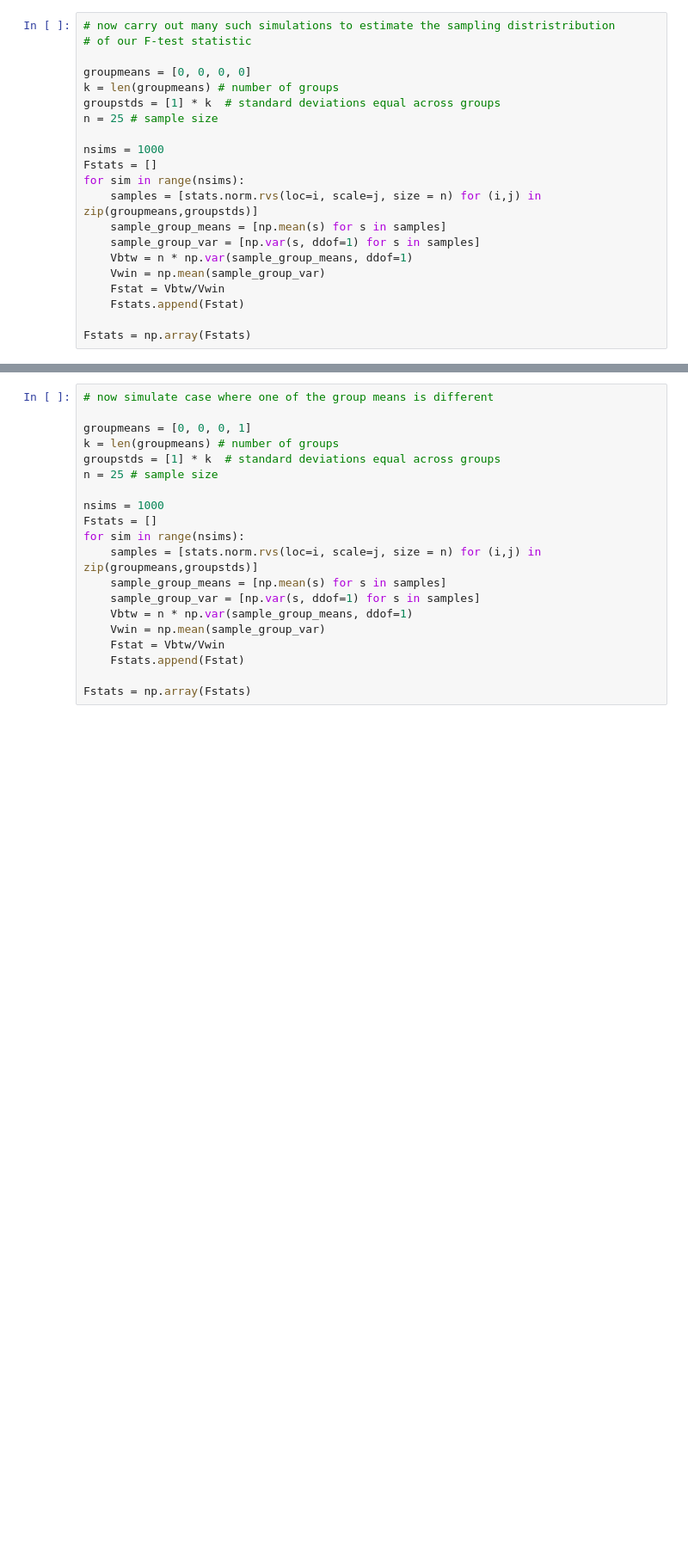
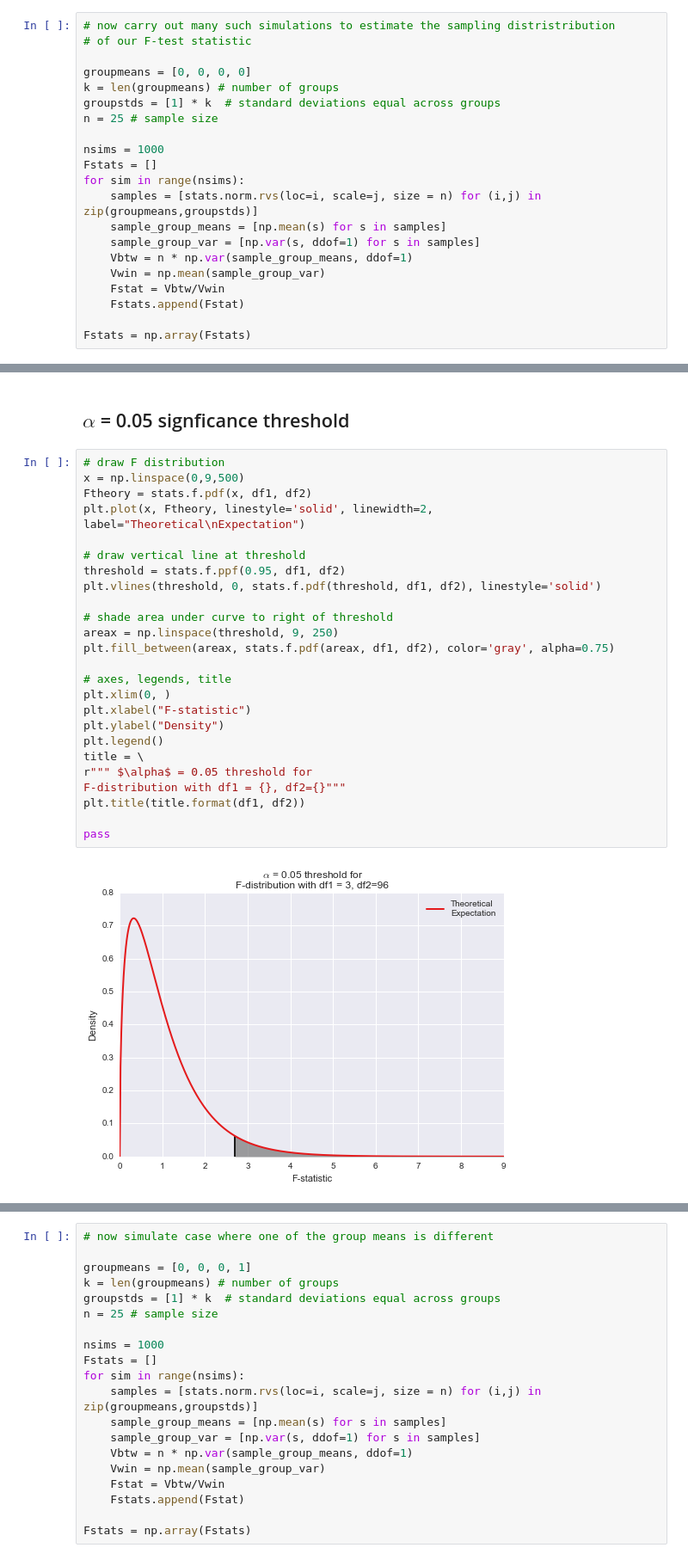
Before and after one commit to Bio204-class/bio204-notebooks, a Jupyter notebook: ANOVA-simulations.ipynb, the cells around one changed output, grey strips where cells are left out. Shown at 86% size. Cells and saved outputs as stored; diff of their text form; blank space fills up the shorter version.

```diff
--- a/ANOVA-simulations.ipynb
+++ b/ANOVA-simulations.ipynb
@@ -102,0 +119,29 @@ pass
+# %% [markdown]
+## $\alpha$ = 0.05 signficance threshold
+# %%
+# draw F distribution
+x = np.linspace(0,9,500)
+Ftheory = stats.f.pdf(x, df1, df2)
+plt.plot(x, Ftheory, linestyle='solid', linewidth=2, label="Theoretical\nExpectation")
+
+# draw vertical line at threshold
+threshold = stats.f.ppf(0.95, df1, df2)
+plt.vlines(threshold, 0, stats.f.pdf(threshold, df1, df2), linestyle='solid')
+
+# shade area under curve to right of threshold
+areax = np.linspace(threshold, 9, 250)
+plt.fill_between(areax, stats.f.pdf(areax, df1, df2), color='gray', alpha=0.75)
+
+# axes, legends, title
+plt.xlim(0, )
+plt.xlabel("F-statistic")
+plt.ylabel("Density")
+plt.legend()
+title = \
+r""" $\alpha$ = 0.05 threshold for
+F-distribution with df1 = {}, df2={}"""
+plt.title(title.format(df1, df2))
+
+pass
+# %% [output]
+[figure, added]
```
Also changed, not shown: parts of 16 cells of this notebook.
